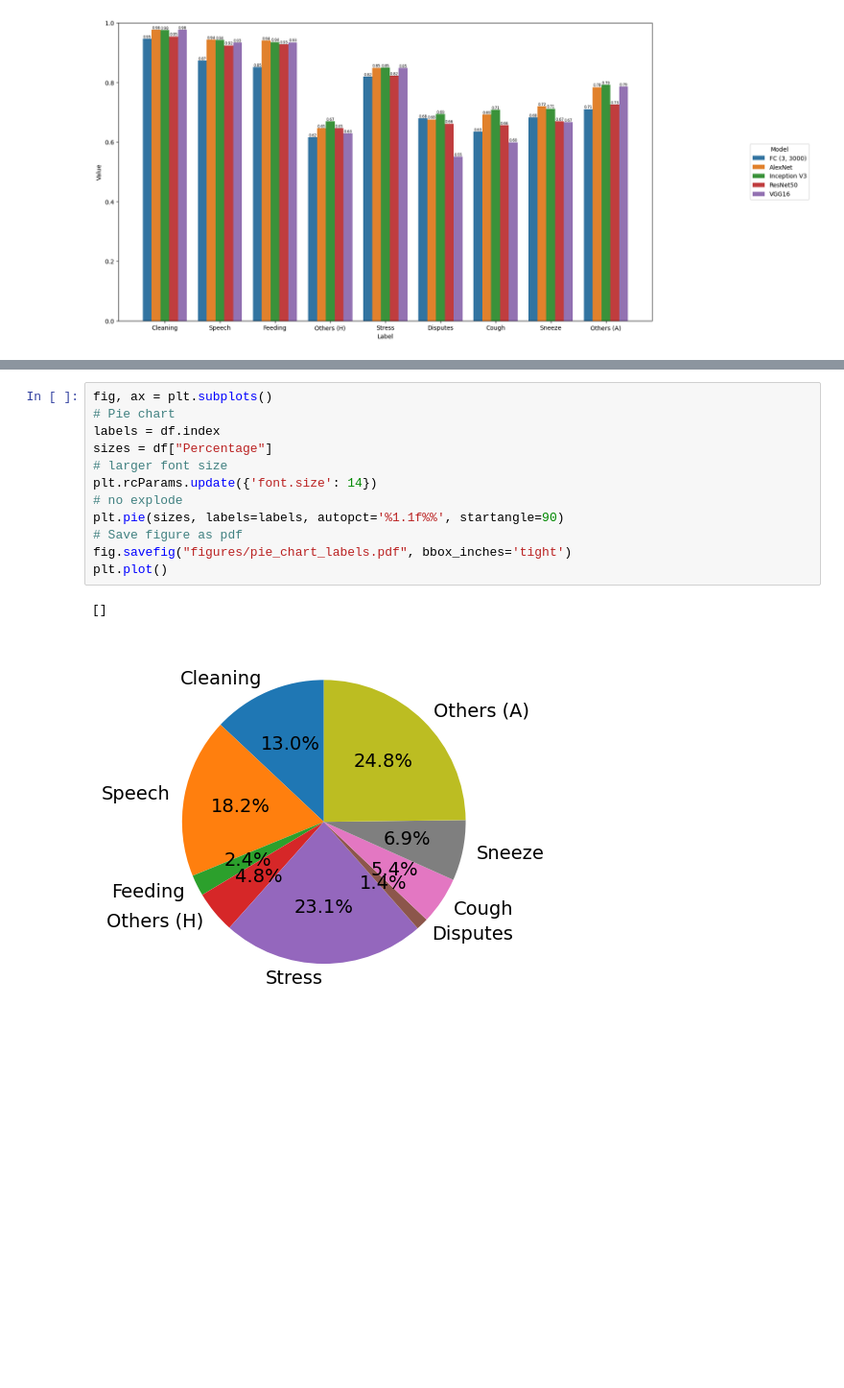
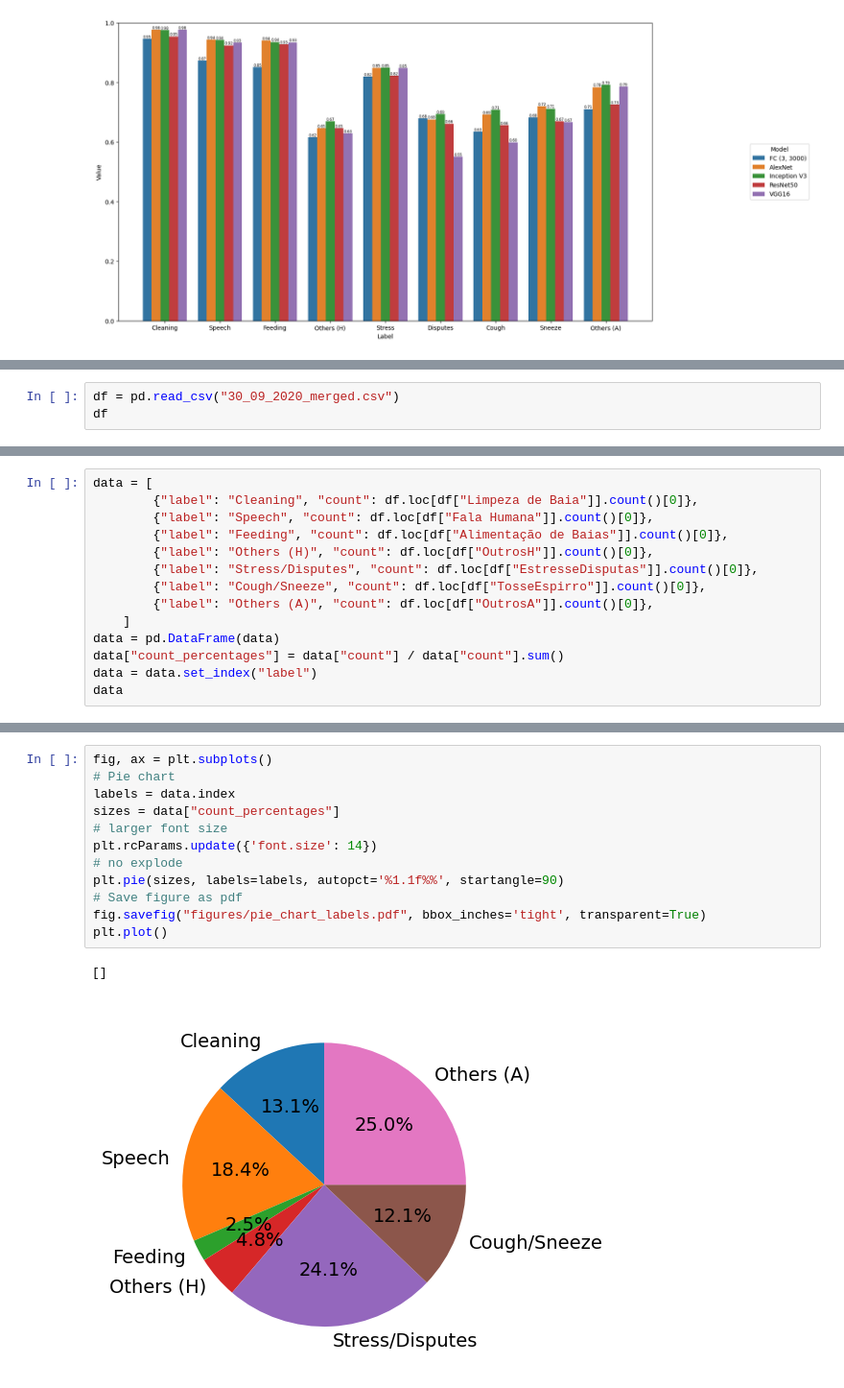
Before and after one commit to andremsouza/vision-aed-swine-barn-weak-labels, a Jupyter notebook: graphs.ipynb, the cells around one changed output, grey strips where cells are left out. Shown: that part at 96% size. Saved outputs shown, nothing was run; the diff lists cells and outputs as text; blank space fills up the shorter version.

Commit message:
feat: Update pie chart graph scripts with CSV data

```diff
--- a/graphs.ipynb
+++ b/graphs.ipynb
@@ -183,0 +156,3 @@ df
+# %%
+df = pd.read_csv("30_09_2020_merged.csv")
+df
@@ -183,0 +173,14 @@ df
+# %%
+data = [
+        {"label": "Cleaning", "count": df.loc[df["Limpeza de Baia"]].count()[0]},
+        {"label": "Speech", "count": df.loc[df["Fala Humana"]].count()[0]},
+        {"label": "Feeding", "count": df.loc[df["Alimentação de Baias"]].count()[0]},
+        {"label": "Others (H)", "count": df.loc[df["OutrosH"]].count()[0]},
+        {"label": "Stress/Disputes", "count": df.loc[df["EstresseDisputas"]].count()[0]},
+        {"label": "Cough/Sneeze", "count": df.loc[df["TosseEspirro"]].count()[0]},
+        {"label": "Others (A)", "count": df.loc[df["OutrosA"]].count()[0]},
+    ]
+data = pd.DataFrame(data)
+data["count_percentages"] = data["count"] / data["count"].sum()
+data = data.set_index("label")
+data
@@ -184,18 +197,18 @@ df
 # %%
 fig, ax = plt.subplots()
 # Pie chart
-labels = df.index
-sizes = df["Percentage"]
+labels = data.index
+sizes = data["count_percentages"]
 # larger font size
 plt.rcParams.update({'font.size': 14})
 # no explode
 plt.pie(sizes, labels=labels, autopct='%1.1f%%', startangle=90)
 # Save figure as pdf
-fig.savefig("figures/pie_chart_labels.pdf", bbox_inches='tight')
+fig.savefig("figures/pie_chart_labels.pdf", bbox_inches='tight', transparent=True)
 plt.plot()
 # %% [output]
 []
-[figure, old version]
+[figure, new version]
 # %%
 fig, ax = plt.subplots()
 # group into human and animal
```
Also changed, not shown: parts of 5 cells of this notebook.
